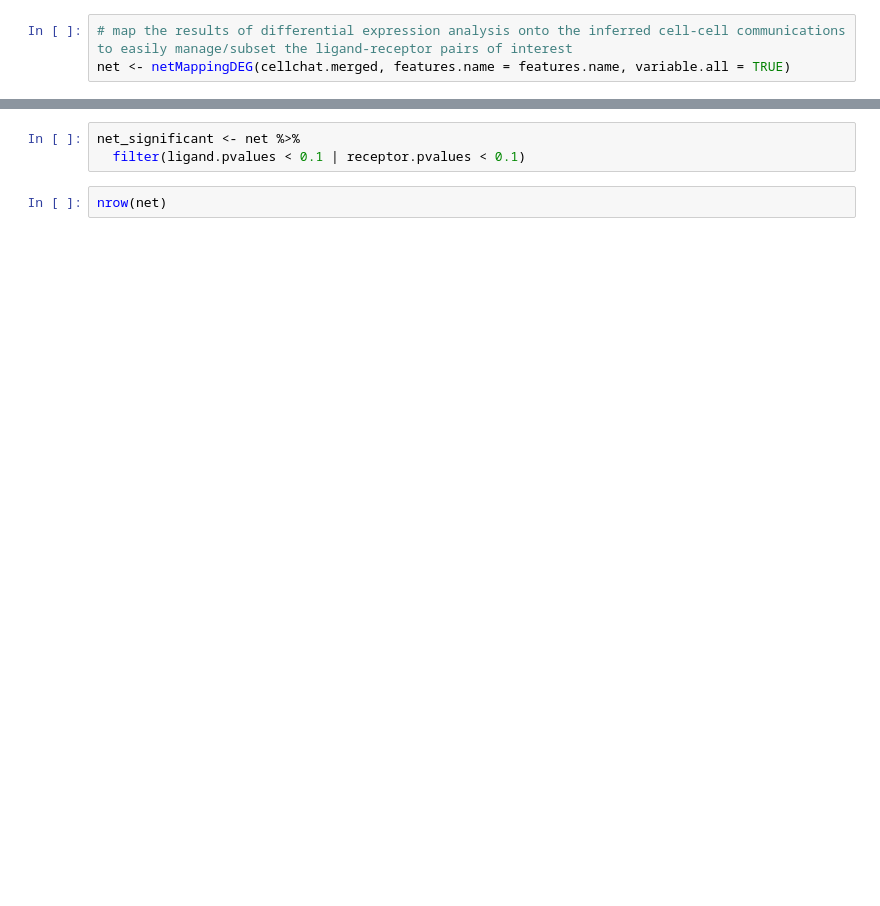
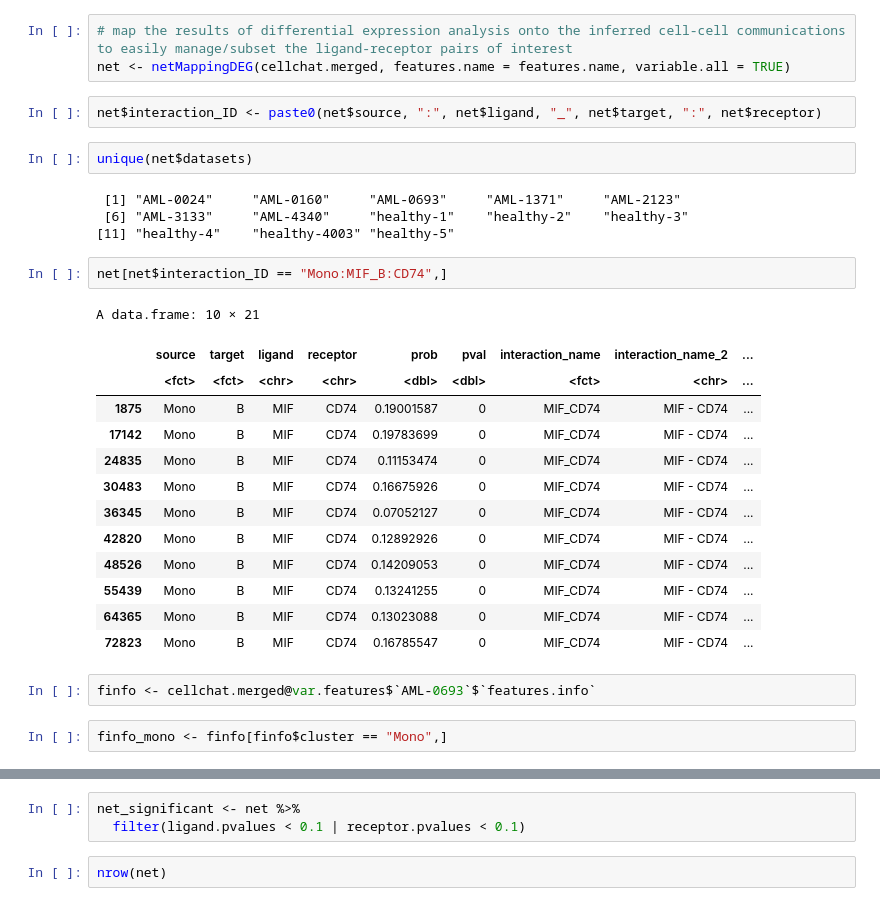
Before and after one commit to colomemaria/community-paper, a Jupyter notebook: src/method_comparison/compare_algorithms/prepare_data/run_CellChat/run_algorithm/run_CellChat_Lasry.ipynb, the cells around one changed output, grey strips where cells are left out. Drawn from its saved outputs; the diff is of its cells as text; blank space fills up the shorter version.

```diff
--- a/src/method_comparison/compare_algorithms/prepare_data/run_CellChat/run_algorithm/run_CellChat_Lasry.ipynb
+++ b/src/method_comparison/compare_algorithms/prepare_data/run_CellChat/run_algorithm/run_CellChat_Lasry.ipynb
@@ -507,3 +493,31 @@ List of 14
 # %%
 # map the results of differential expression analysis onto the inferred cell-cell communications to easily manage/subset the ligand-receptor pairs of interest
 net <- netMappingDEG(cellchat.merged, features.name = features.name, variable.all = TRUE)
+# %%
+net$interaction_ID <- paste0(net$source, ":", net$ligand, "_", net$target, ":", net$receptor)
+# %%
+unique(net$datasets)
+# %% [output]
+ [1] "AML-0024"     "AML-0160"     "AML-0693"     "AML-1371"     "AML-2123"
+ [6] "AML-3133"     "AML-4340"     "healthy-1"    "healthy-2"    "healthy-3"
+[11] "healthy-4"    "healthy-4003" "healthy-5"
+# %%
+net[net$interaction_ID == "Mono:MIF_B:CD74",]
+# %% [output]
+A data.frame: 10 × 21
+|  | source | target | ligand | receptor | prob | pval | interaction_name | interaction_name_2 | ... |
+|  | <fct> | <fct> | <chr> | <chr> | <dbl> | <dbl> | <fct> | <chr> | ... |
+| 1875 | Mono | B | MIF | CD74 | 0.19001587 | 0 | MIF_CD74 | MIF - CD74 | ... |
+| 17142 | Mono | B | MIF | CD74 | 0.19783699 | 0 | MIF_CD74 | MIF - CD74 | ... |
+| 24835 | Mono | B | MIF | CD74 | 0.11153474 | 0 | MIF_CD74 | MIF - CD74 | ... |
+| 30483 | Mono | B | MIF | CD74 | 0.16675926 | 0 | MIF_CD74 | MIF - CD74 | ... |
+| 36345 | Mono | B | MIF | CD74 | 0.07052127 | 0 | MIF_CD74 | MIF - CD74 | ... |
+| 42820 | Mono | B | MIF | CD74 | 0.12892926 | 0 | MIF_CD74 | MIF - CD74 | ... |
+| 48526 | Mono | B | MIF | CD74 | 0.14209053 | 0 | MIF_CD74 | MIF - CD74 | ... |
+| 55439 | Mono | B | MIF | CD74 | 0.13241255 | 0 | MIF_CD74 | MIF - CD74 | ... |
+| 64365 | Mono | B | MIF | CD74 | 0.13023088 | 0 | MIF_CD74 | MIF - CD74 | ... |
+| 72823 | Mono | B | MIF | CD74 | 0.16785547 | 0 | MIF_CD74 | MIF - CD74 | ... |
+# %%
+finfo <- cellchat.merged@var.features$`AML-0693`$`features.info`
+# %%
+finfo_mono <- finfo[finfo$cluster == "Mono",]
```
Also changed, not shown: parts of 25 cells of this notebook, 16 other files.
